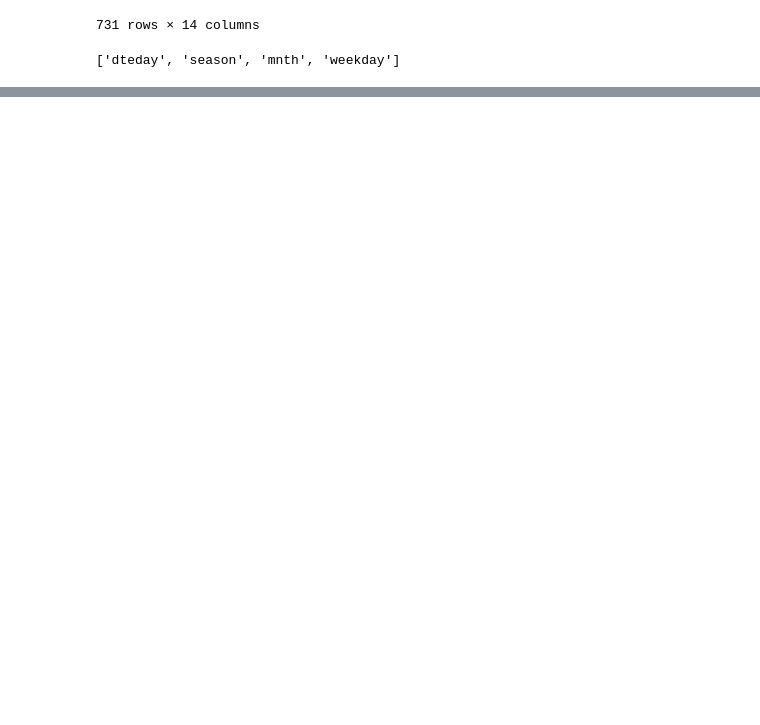
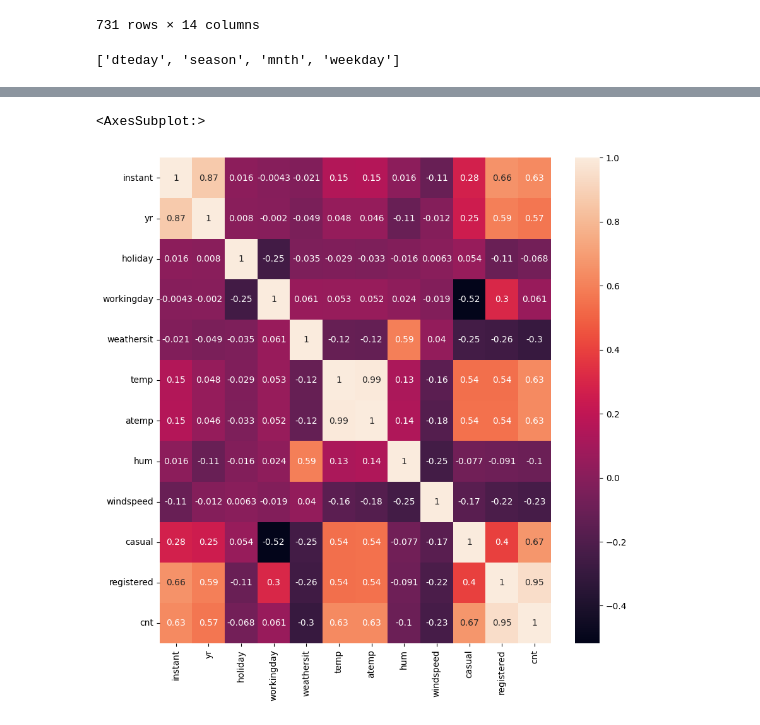
Before and after one commit to Sahiljosan/Internship_project_Bike_Share_Prediction, a Jupyter notebook: notebook.ipynb, the cells around one changed output, grey strips where cells are left out. Cells and saved outputs as stored; diff of their text form; code cells hidden in the pictures; blank space fills up the shorter version.

```diff
--- a/notebook.ipynb
+++ b/notebook.ipynb
@@ -109,0 +126,6 @@ LinearRegression()
+# %%
+plt.figure(figsize= (10,10))
+sns.heatmap(df.corr(),annot=True)
+# %% [output]
+<AxesSubplot:>
+[figure, added]
```
Also changed, not shown: parts of 3 cells of this notebook, 23 other files.
